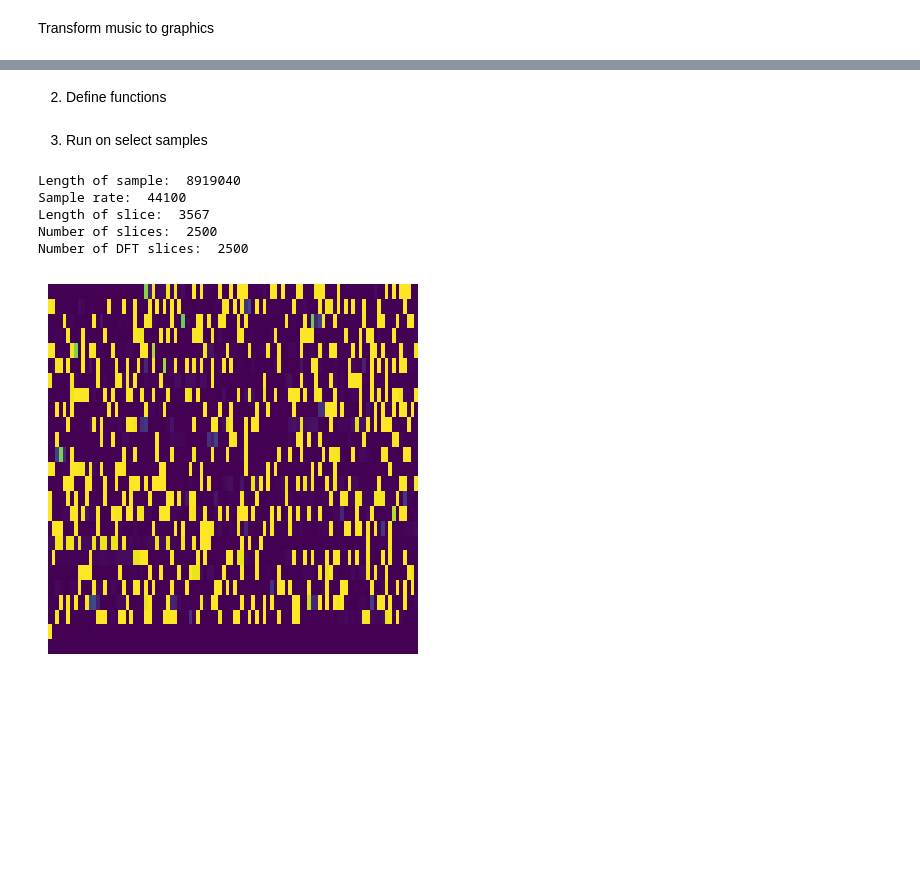
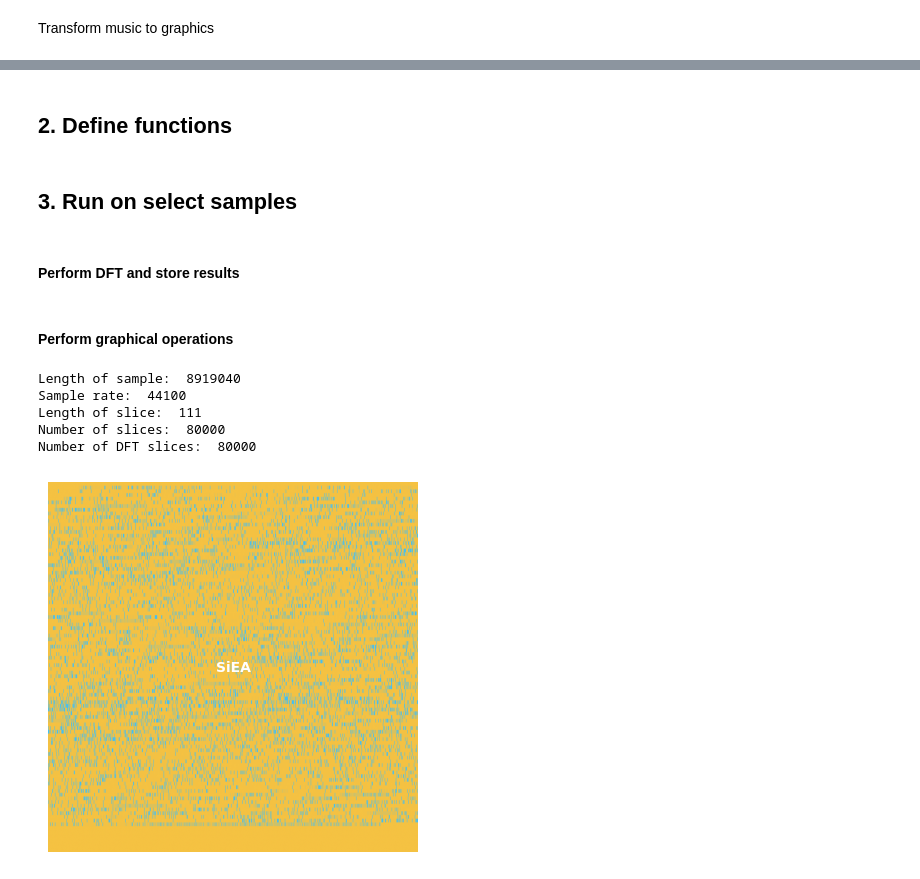
Before and after one commit to lionnus/SpectraStitch, a Jupyter notebook: SpectraStitch-Playground.ipynb, the cells around one changed output, grey strips where cells are left out. Cells and saved outputs as stored; diff of their text form; code cells hidden in the pictures; blank space fills up the shorter version.

Commit message:
Implemented different color range and added text overlay

```diff
--- a/SpectraStitch-Playground.ipynb
+++ b/SpectraStitch-Playground.ipynb
@@ -11,5 +14,5 @@ import matplotlib.pyplot as plt
 # %% [markdown]
-2. Define functions
+## 2. Define functions
 # %%
 
 def load_audio(file_name):
@@ -76,22 +102,29 @@ def main(MUSIC_FILE_NAME, GRAPHICS_FILE_NAME, X_DIM, Y_DIM, Y_SCALE, PDF_RESOLUT
 
 #     main(args.MUSIC_FILE_NAME, args.GRAPHICS_FILE_NAME, args.X_DIM, args.Y_DIM, args.PDF_RESOLUTION)
 # %% [markdown]
-3. Run on select samples
+## 3. Run on select samples
+# %% [markdown]
+#### Perform DFT and store results
+# %% [markdown]
+#### Perform graphical operations
 # %%
 # Write code that uses above functions to create a spectrogram image from a music file
 # Use the following parameters:
 MUSIC_FILE_NAME = 'Samples/sample_1.mp3'
 GRAPHICS_FILE_NAME = 'Outputs/sample_1_output_2.pdf'
-X_DIM=100
-Y_DIM=25
-Y_SCALE=4
+X_DIM=800
+Y_DIM=100
+Y_SCALE=8
+HEX_START='#f5c242'
+HEX_END='#42bff5'
+text = 'SiEA'
 PDF_RESOLUTION=3000
 # Run main function, pass file names under subfolers 'Samples' and 'Outputs'
-main(MUSIC_FILE_NAME, GRAPHICS_FILE_NAME, X_DIM, Y_DIM, Y_SCALE, PDF_RESOLUTION)
+main(MUSIC_FILE_NAME, GRAPHICS_FILE_NAME, X_DIM, Y_DIM, Y_SCALE, HEX_START, HEX_END, PDF_RESOLUTION, text, text_color='white', text_width_percent=80)
 # %% [output]
 Length of sample:  8919040
 Sample rate:  44100
-Length of slice:  3567
-Number of slices:  2500
-Number of DFT slices:  2500
+Length of slice:  111
+Number of slices:  80000
+Number of DFT slices:  80000
-[figure, old version]
+[figure, new version]
```
Also changed, not shown: parts of 4 cells of this notebook.
